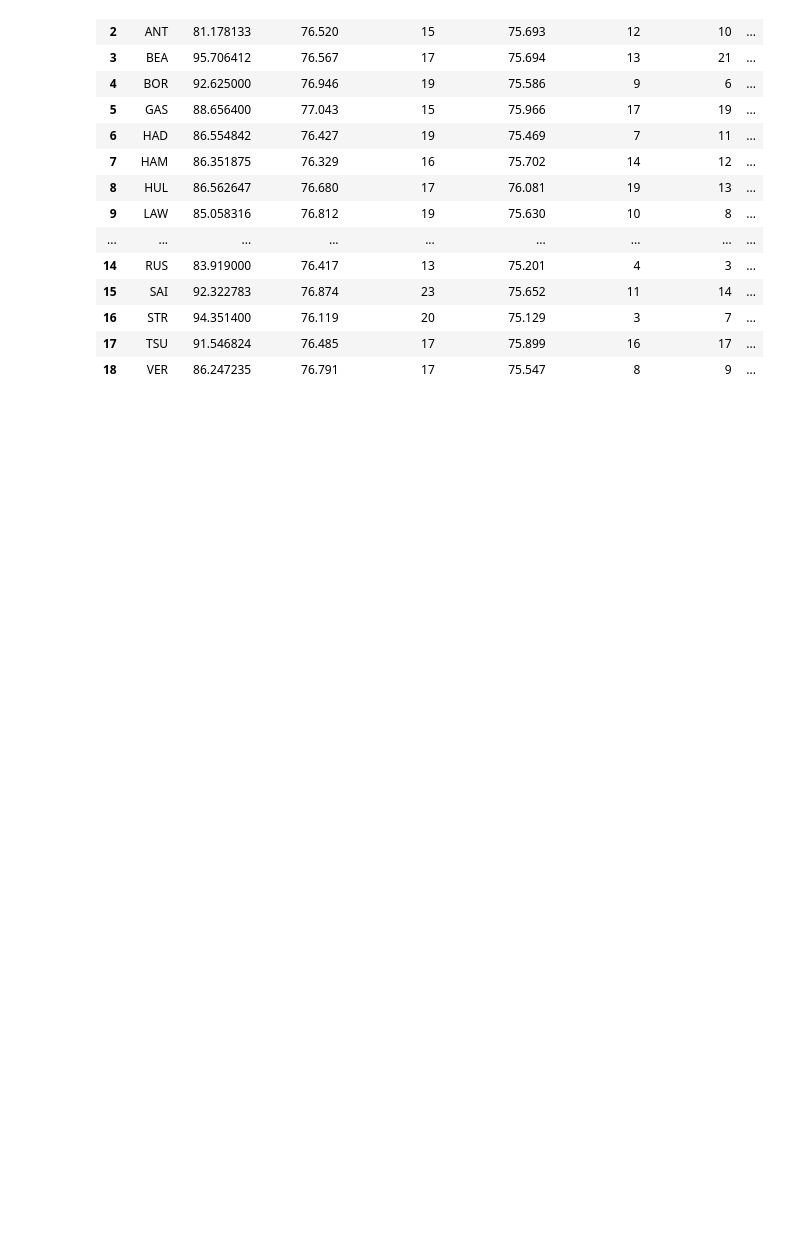
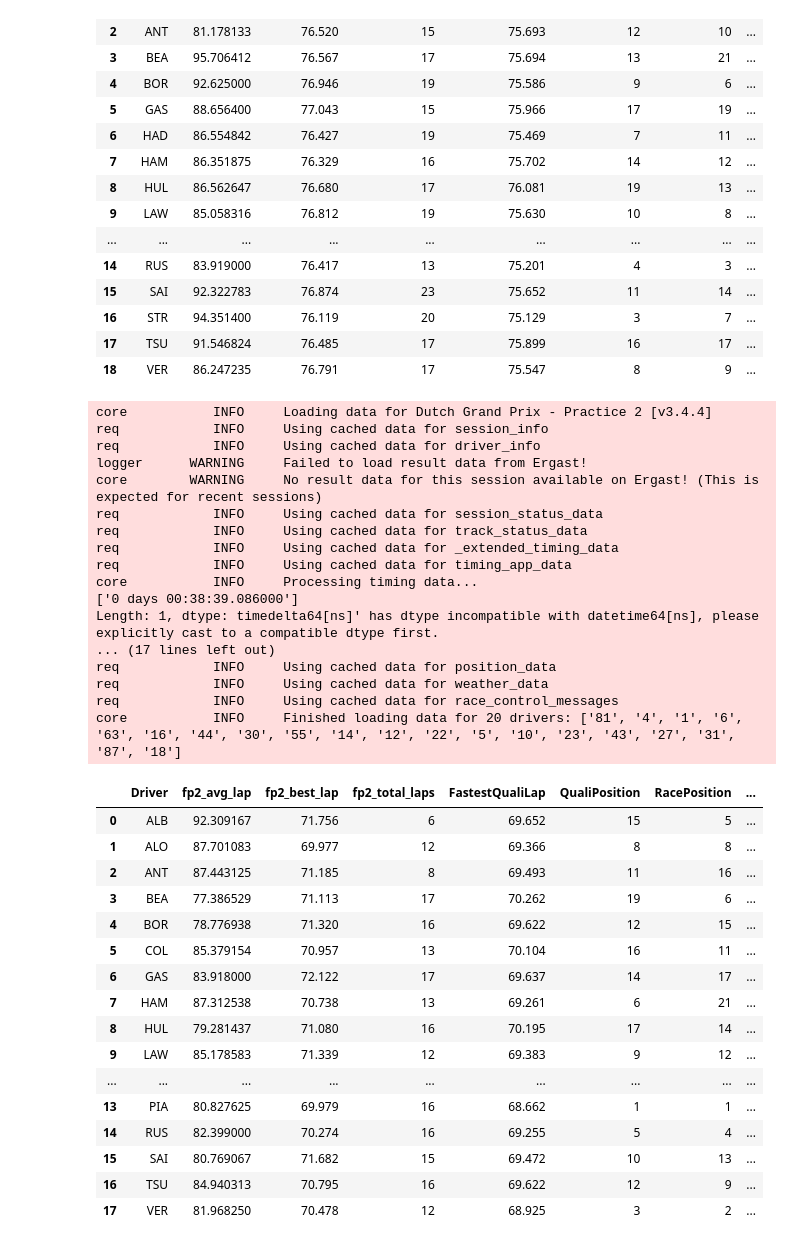
Before and after one commit to ipolishc22/f1-podium-predictor, a Jupyter notebook: notebooks/data_collection.ipynb, the cells around one changed output. Cells and saved outputs as stored; diff of their text form; code cells hidden in the pictures; blank space fills up the shorter version.

```diff
--- a/notebooks/data_collection.ipynb
+++ b/notebooks/data_collection.ipynb
@@ -1012,6 +1012,77 @@ core           INFO     Finished loading data for 20 drivers: ['16', '81', '4',
 | 16 | STR | 94.351400 | 76.119 | 20 | 75.129 | 3 | 7 | ... |
 | 17 | TSU | 91.546824 | 76.485 | 17 | 75.899 | 16 | 17 | ... |
 | 18 | VER | 86.247235 | 76.791 | 17 | 75.547 | 8 | 9 | ... |
+# %%
+# Dutch GP 2025 (Round 15)
+df_fp2_15 = extract_session_data(2025, "Netherlands", "FP2")
+df_quali_15 = extract_session_data(2025, "Netherlands", "Q")
+
+fp2_clean_15 = clean_session_data(df_fp2_15)
+quali_clean_15 = clean_session_data(df_quali_15)
+
+fp2_features_15 = extract_fp2_features(fp2_clean_15)
+
+quali_features_15 = extract_quali_features(quali_clean_15)
+
+manual_positions_15 = {'PIA': [1, False],
+                       'VER': [2, False],
+                       'HAD': [3, False],
+                       'RUS': [4, False],
+                       'ALB': [5, False],
+                       'BEA': [6, False],
+                       'STR': [7, False],
+                       'ALO': [8, False],
+                       'TSU': [9, False],
+                       'OCO': [10, False],
+                       'COL': [11, False],
+                       'LAW': [12, False],
+                       'SAI': [13, False],
+                       'HUL': [14, False],
+                       'BOR': [15, False],
+                       'ANT': [16, False],
+                       'GAS': [17, False],
+                       'NOR': [21, True],
+                       'LEC': [21, True],
+                       'HAM': [21, True]}
+
+race_df_15 = assemble_race_dataset(fp2_features_15, quali_features_15, manual_positions_15)
+race_df_15["grand_prix"] = "Netherlands"
+race_df_15
+# %% [output]
+core           INFO     Loading data for Dutch Grand Prix - Practice 2 [v3.4.4]
+req            INFO     Using cached data for session_info
+req            INFO     Using cached data for driver_info
+logger      WARNING     Failed to load result data from Ergast!
+core        WARNING     No result data for this session available on Ergast! (This is expected for recent sessions)
+req            INFO     Using cached data for session_status_data
+req            INFO     Using cached data for track_status_data
+req            INFO     Using cached data for _extended_timing_data
+req            INFO     Using cached data for timing_app_data
+core           INFO     Processing timing data...
+['0 days 00:38:39.086000']
+Length: 1, dtype: timedelta64[ns]' has dtype incompatible with datetime64[ns], please explicitly cast to a compatible dtype first.
+... (17 lines left out)
+req            INFO     Using cached data for position_data
+req            INFO     Using cached data for weather_data
+req            INFO     Using cached data for race_control_messages
+core           INFO     Finished loading data for 20 drivers: ['81', '4', '1', '6', '63', '16', '44', '30', '55', '14', '12', '22', '5', '10', '23', '43', '27', '31', '87', '18']
+|  | Driver | fp2_avg_lap | fp2_best_lap | fp2_total_laps | FastestQualiLap | QualiPosition | RacePosition | ... |
+| 0 | ALB | 92.309167 | 71.756 | 6 | 69.652 | 15 | 5 | ... |
+| 1 | ALO | 87.701083 | 69.977 | 12 | 69.366 | 8 | 8 | ... |
+| 2 | ANT | 87.443125 | 71.185 | 8 | 69.493 | 11 | 16 | ... |
+| 3 | BEA | 77.386529 | 71.113 | 17 | 70.262 | 19 | 6 | ... |
+| 4 | BOR | 78.776938 | 71.320 | 16 | 69.622 | 12 | 15 | ... |
+| 5 | COL | 85.379154 | 70.957 | 13 | 70.104 | 16 | 11 | ... |
+| 6 | GAS | 83.918000 | 72.122 | 17 | 69.637 | 14 | 17 | ... |
+| 7 | HAM | 87.312538 | 70.738 | 13 | 69.261 | 6 | 21 | ... |
+| 8 | HUL | 79.281437 | 71.080 | 16 | 70.195 | 17 | 14 | ... |
+| 9 | LAW | 85.178583 | 71.339 | 12 | 69.383 | 9 | 12 | ... |
+| ... | ... | ... | ... | ... | ... | ... | ... | ... |
+| 13 | PIA | 80.827625 | 69.979 | 16 | 68.662 | 1 | 1 | ... |
+| 14 | RUS | 82.399000 | 70.274 | 16 | 69.255 | 5 | 4 | ... |
+| 15 | SAI | 80.769067 | 71.682 | 15 | 69.472 | 10 | 13 | ... |
+| 16 | TSU | 84.940313 | 70.795 | 16 | 69.622 | 12 | 9 | ... |
+| 17 | VER | 81.968250 | 70.478 | 12 | 68.925 | 3 | 2 | ... |
 # %%
 # master dataset excludes the most recent race, Dutch GP
 master_df = pd.concat([
```
Also changed, not shown: parts of 2 cells of this notebook.
